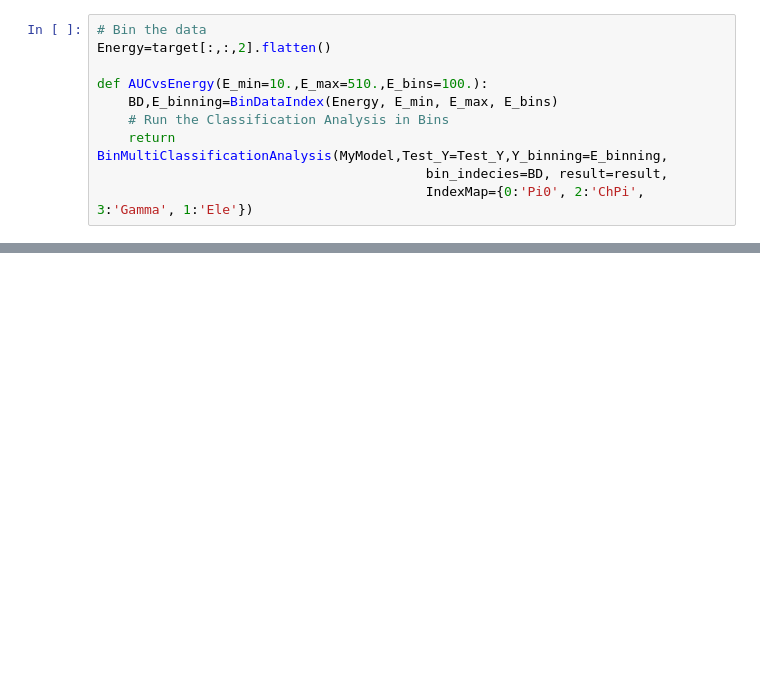
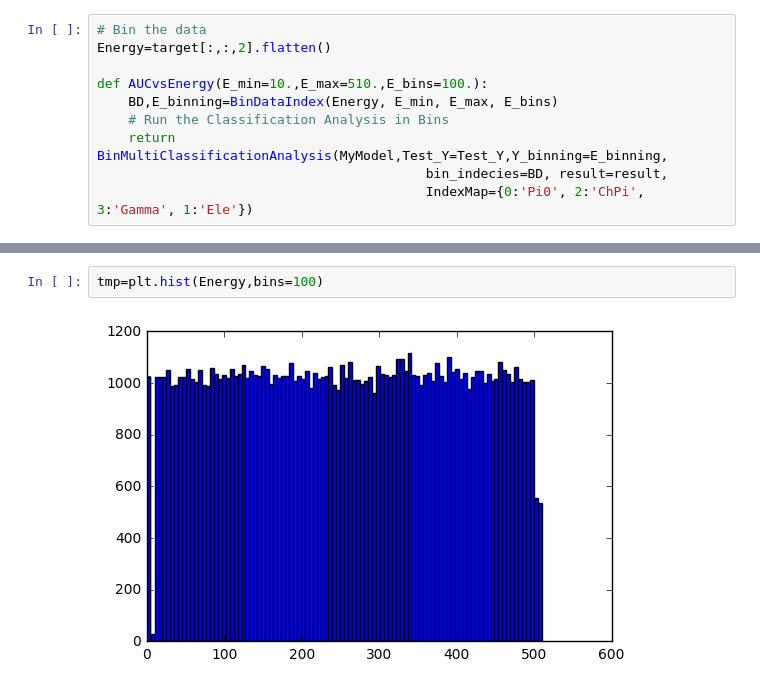
Before and after one commit to UTA-HEP-Computing/CaloDNN, a Jupyter notebook: AnalyzePerformance.ipynb, the cells around one changed output, grey strips where cells are left out. Saved outputs shown, nothing was run; the diff lists cells and outputs as text; blank space fills up the shorter version.

```diff
--- a/AnalyzePerformance.ipynb
+++ b/AnalyzePerformance.ipynb
@@ -57,0 +84,4 @@ Res=AUCvsEnergy(250.,350.,50.)
+# %%
+tmp=plt.hist(Energy,bins=100)
+# %% [output]
+[figure, added]
```
Also changed, not shown: parts of 6 cells of this notebook, 5 other files.
